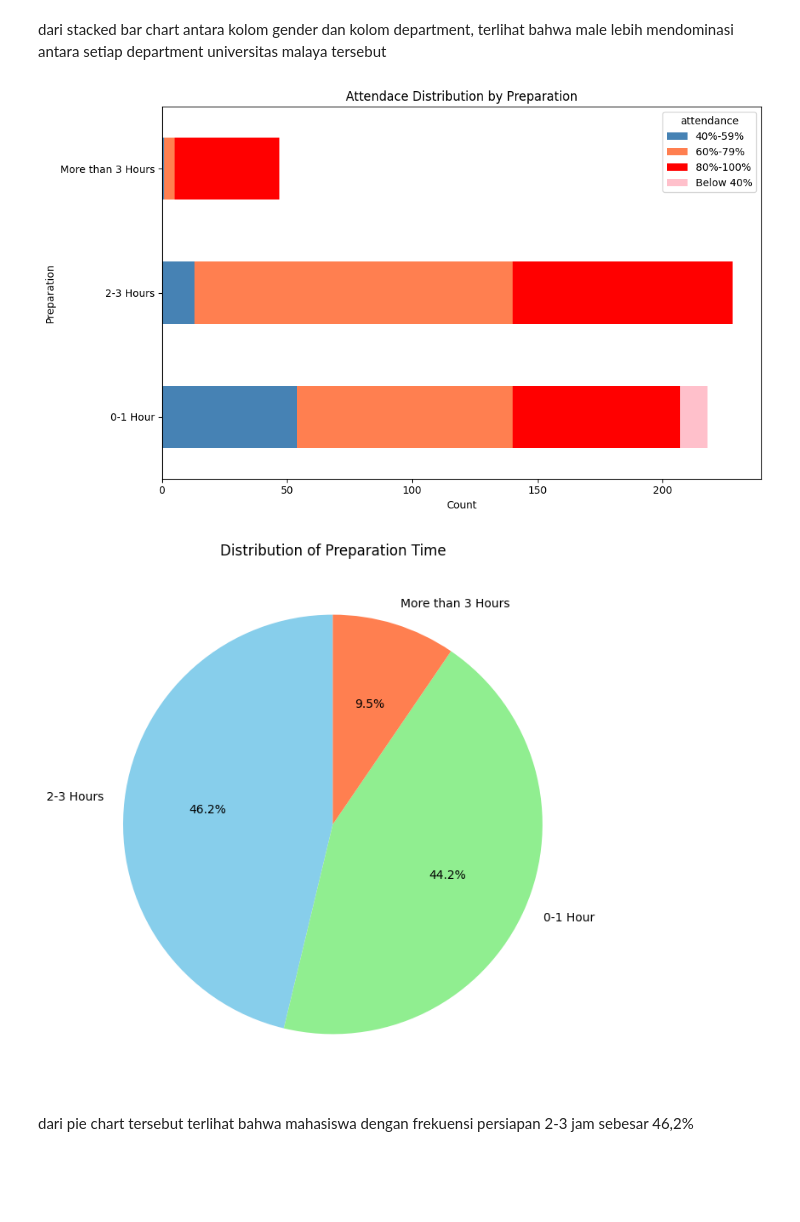
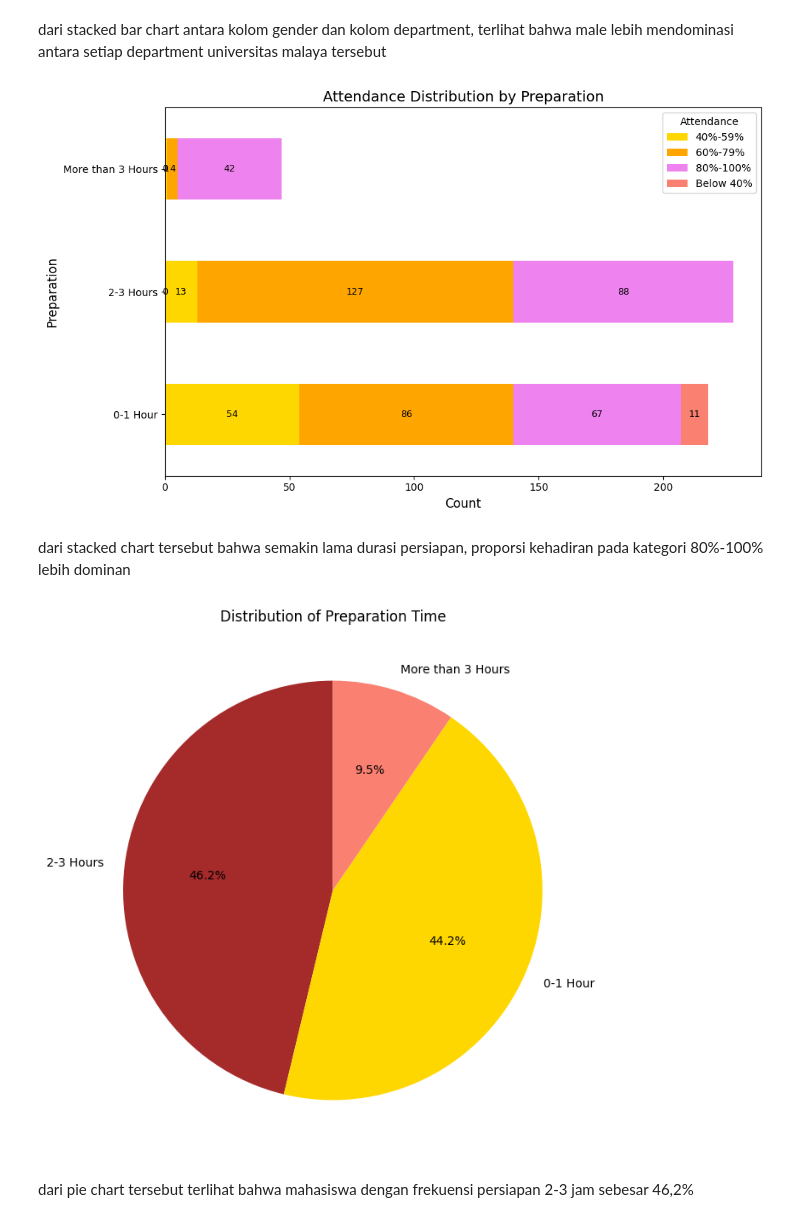
Before and after one commit to adistyadito/PBL-BDL03, a Jupyter notebook: PBL_PROJECT_GACOR888.ipynb, the cells around one changed output. Drawn from its saved outputs; the diff is of its cells as text; code cells hidden in the pictures; blank space fills up the shorter version.

```diff
--- a/PBL_PROJECT_GACOR888.ipynb
+++ b/PBL_PROJECT_GACOR888.ipynb
@@ -6,7 +4,7 @@ import numpy as np
 import matplotlib.pyplot as plt
 import seaborn as sns
 # %%
-data= pd.read_csv('https://raw.githubusercontent.com/adistyadito/PBL-BDL03/refs/heads/main/StudentPredDataa.csv', sep=';')
+data= pd.read_csv('https://raw.githubusercontent.com/adistyadito/PBL-BDL03/refs/heads/main/StudentPredDataa.csv', sep=',')
 data
 # %% [output]
 |  | Department | Gender | HSC | SSC | Income | Hometown | Computer | Preparation | Gaming | Attendance | ... |
@@ -503,31 +527,37 @@ plt.show()
 # %% [markdown]
 dari stacked bar chart antara kolom gender dan kolom department, terlihat bahwa male lebih mendominasi antara setiap department universitas malaya tersebut
 # %%
-# Membuat tabel pivot untuk jumlah Gender di setiap Department
 pivot_table = data_cleaned.pivot_table(index="Preparation", columns="Attendance", aggfunc="size", fill_value=0)
 
-# Plot stacked bar chart horizontal
-pivot_table.plot(kind='barh', stacked=True, figsize=(10, 6), color=['steelblue', 'coral', 'red', 'pink'])
-plt.title("Attendace Distribution by Preparation")
-plt.xlabel("Count")
-plt.ylabel("Preparation")
-plt.legend(title="attendance", loc='upper right')
+ax = pivot_table.plot(kind='barh', stacked=True, figsize=(10, 6), color=['gold', 'orange', 'violet', 'salmon'])
+
+# Menambahkan angka di dalam setiap bar
+for container in ax.containers:
+    ax.bar_label(container, label_type='center', fontsize=9, color='black')
+
+plt.title("Attendance Distribution by Preparation", fontsize=14)
+plt.xlabel("Count", fontsize=12)
+plt.ylabel("Preparation", fontsize=12)
+plt.legend(title="Attendance", loc='upper right')
 plt.tight_layout()
+
 plt.show()
 # %% [output]
-[figure, old version]
+[figure, new version]
+# %% [markdown]
+dari stacked chart tersebut bahwa semakin lama durasi persiapan, proporsi kehadiran pada kategori 80%-100% lebih dominan
 # %%
 # Hitung frekuensi untuk setiap kategori Preparation
 preparation_counts = data_cleaned["Preparation"].value_counts()
 
 # Plot pie chart
 plt.figure(figsize=(8, 8))
-preparation_counts.plot.pie(autopct='%1.1f%%', startangle=90, colors=["skyblue", "lightgreen", "coral"])
+preparation_counts.plot.pie(autopct='%1.1f%%', startangle=90, colors=["brown", "gold", "salmon"])
 plt.title("Distribution of Preparation Time")
-plt.ylabel("")  # Menghapus label default
+plt.ylabel("")
 plt.show()
 # %% [output]
-[figure, old version]
+[figure, new version]
 # %% [markdown]
 dari pie chart tersebut terlihat bahwa mahasiswa dengan frekuensi persiapan 2-3 jam sebesar 46,2%
 # %%
```
Also changed, not shown: parts of 63 cells of this notebook.
